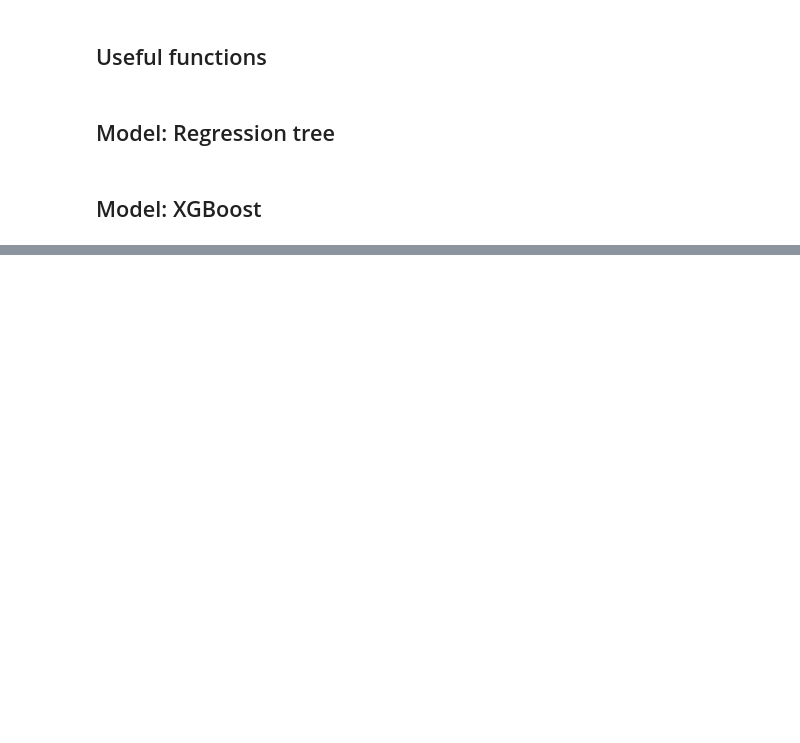
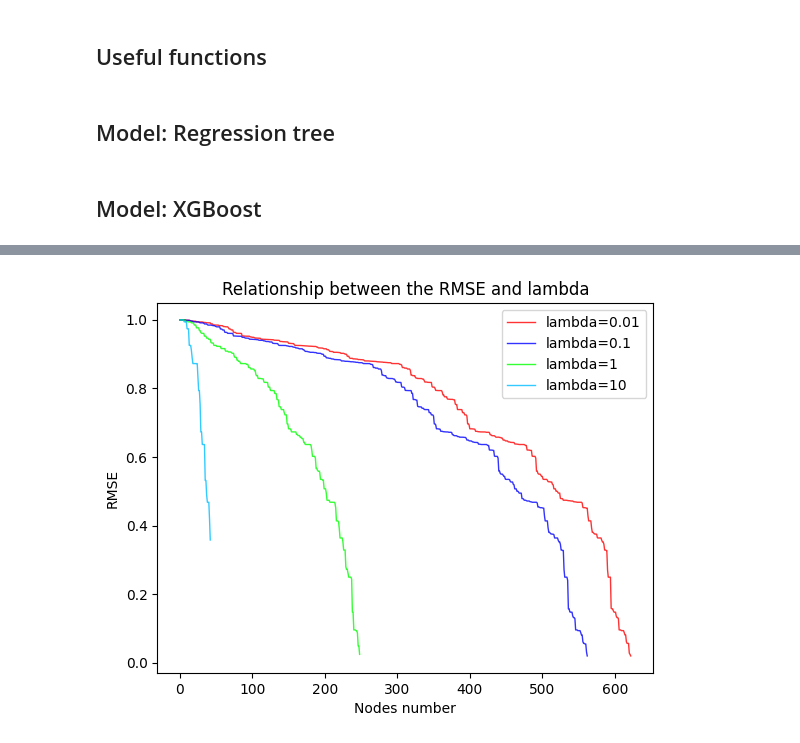
Before and after one commit to wintermelon008/2022-ML-ustc, a Jupyter notebook: lab3/main.ipynb, the cells around one changed output, grey strips where cells are left out. Saved outputs shown, nothing was run; the diff lists cells and outputs as text; code cells hidden in the pictures; blank space fills up the shorter version.

```diff
--- a/lab3/main.ipynb
+++ b/lab3/main.ipynb
@@ -350,0 +389,38 @@ plt.show()
+# %%
+df = pd.read_csv('train.data.txt',header=None)
+X_train, y_train, X_test, y_test = random_Split_data(df, rate=0.7)
+m, n = y_train.shape
+y_t = np.zeros((m, n))
+
+parameters = {
+    "lamda": 1,
+    "gamma": 0,
+    "gain_delta": 0,
+    "max_depth": 10,
+    "max_leaves": 100,
+    "max_nodes": 1000,
+    "min_samples": 3,
+    "min_feature_dif": 3,
+    "if_silent": 1,
+}
+val_list = [0.01, 0.1, 1, 10]
+tag_list = []
+
+for i in range(0, len(val_list)):
+    val = val_list[i]
+    parameters['lamda'] = val
+    tree = RegTree(X_train, y_train, y_t)
+    tree.fit(parameters)
+    pre = tree.predict(X_test)
+    times = tree.node_num
+    show(times, tree.err_list, color=color_list[i])
+    tag_list.append('lambda=' + str(val))
+
+
+plt.legend(tag_list, loc='upper right')
+plt.xlabel('Nodes number')
+plt.ylabel('RMSE')
+plt.title('Relationship between the RMSE and lambda')
+plt.show()
+# %% [output]
+[figure, added]
```
Also changed, not shown: parts of 14 cells of this notebook, 10 other files.
